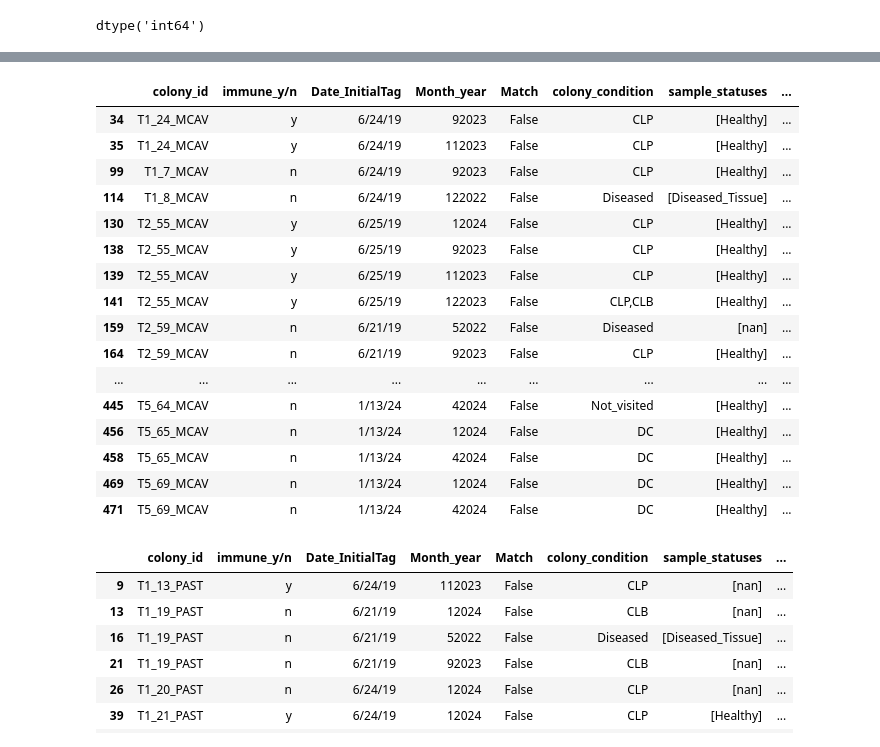
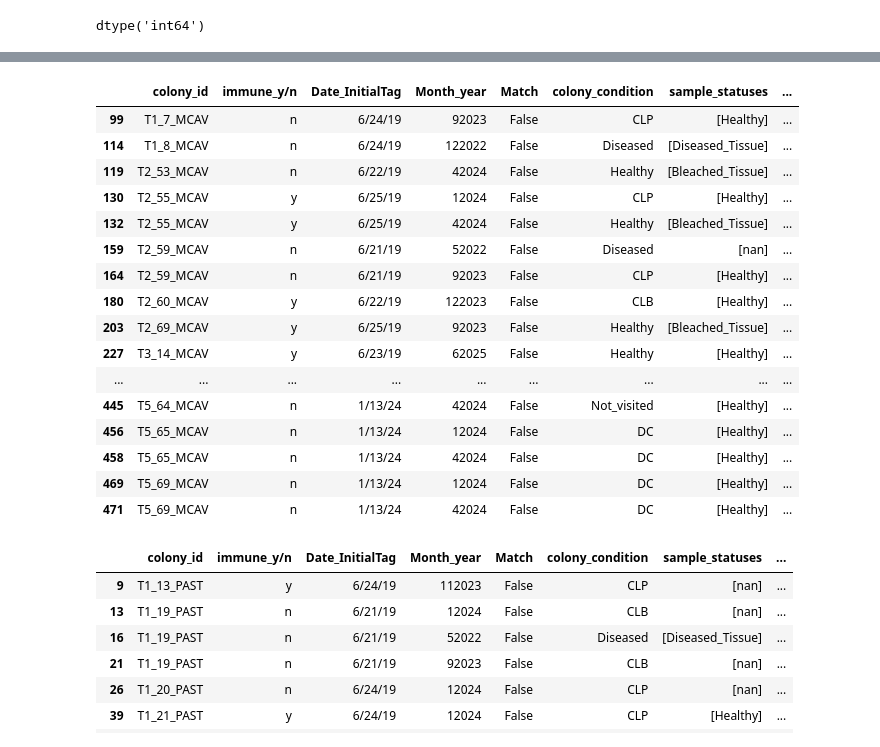
Before and after one commit to brookewicz/Code_notebook, a Jupyter notebook: QA_QC/SampleData/BleachedSamples.ipynb, the cells around one changed output, grey strips where cells are left out. Cells and saved outputs as stored; diff of their text form; code cells hidden in the pictures.

Commit message:
add code back in that converts sample status to bleached based on sampling notes

```diff
--- a/QA_QC/SampleData/BleachedSamples.ipynb
+++ b/QA_QC/SampleData/BleachedSamples.ipynb
@@ -119,9 +127,3 @@ def status_match(group):
     # any mismatches return as false
     else:
         return False
-# %%
-# create species list
-species_list=sample_subset['Species'].unique().tolist()
-species_list
-
-# ugh so many syntax errors...need to fix in 'sample_fixes'
@@ -247,18 +209,19 @@ species_list
 # %%
 # view mismatches for each species
-false_matches['MCAV']
+test=false_matches['MCAV']
+test
 # %% [output]
 |  | colony_id | immune_y/n | Date_InitialTag | Month_year | Match | colony_condition | sample_statuses | ... |
-| 34 | T1_24_MCAV | y | 6/24/19 | 92023 | False | CLP | [Healthy] | ... |
-| 35 | T1_24_MCAV | y | 6/24/19 | 112023 | False | CLP | [Healthy] | ... |
 | 99 | T1_7_MCAV | n | 6/24/19 | 92023 | False | CLP | [Healthy] | ... |
 | 114 | T1_8_MCAV | n | 6/24/19 | 122022 | False | Diseased | [Diseased_Tissue] | ... |
+| 119 | T2_53_MCAV | n | 6/22/19 | 42024 | False | Healthy | [Bleached_Tissue] | ... |
 | 130 | T2_55_MCAV | y | 6/25/19 | 12024 | False | CLP | [Healthy] | ... |
-| 138 | T2_55_MCAV | y | 6/25/19 | 92023 | False | CLP | [Healthy] | ... |
-| 139 | T2_55_MCAV | y | 6/25/19 | 112023 | False | CLP | [Healthy] | ... |
-| 141 | T2_55_MCAV | y | 6/25/19 | 122023 | False | CLP,CLB | [Healthy] | ... |
+| 132 | T2_55_MCAV | y | 6/25/19 | 42024 | False | Healthy | [Bleached_Tissue] | ... |
 | 159 | T2_59_MCAV | n | 6/21/19 | 52022 | False | Diseased | [nan] | ... |
 | 164 | T2_59_MCAV | n | 6/21/19 | 92023 | False | CLP | [Healthy] | ... |
+| 180 | T2_60_MCAV | y | 6/22/19 | 122023 | False | CLB | [Healthy] | ... |
+| 203 | T2_69_MCAV | y | 6/25/19 | 92023 | False | Healthy | [Bleached_Tissue] | ... |
+| 227 | T3_14_MCAV | y | 6/23/19 | 62025 | False | Healthy | [Healthy] | ... |
 | ... | ... | ... | ... | ... | ... | ... | ... | ... |
 | 445 | T5_64_MCAV | n | 1/13/24 | 42024 | False | Not_visited | [Healthy] | ... |
 | 456 | T5_65_MCAV | n | 1/13/24 | 12024 | False | DC | [Healthy] | ... |
```
Also changed, not shown: parts of 6 cells of this notebook.
